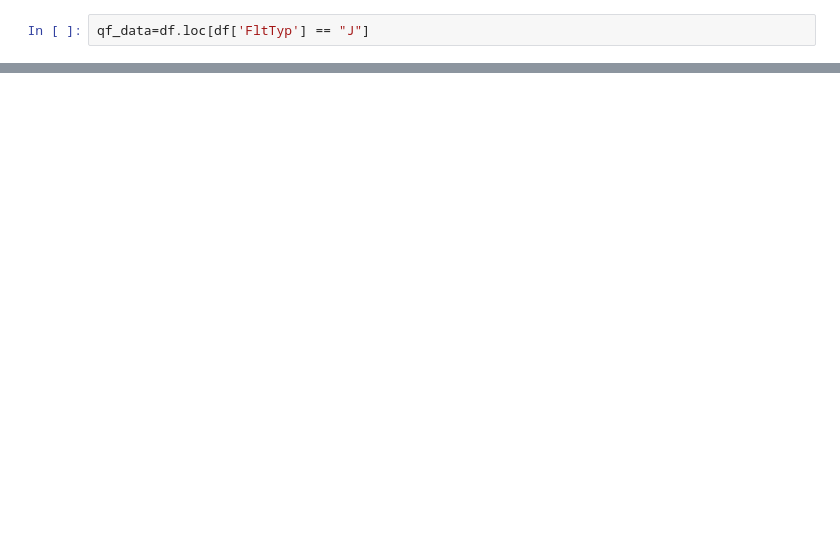
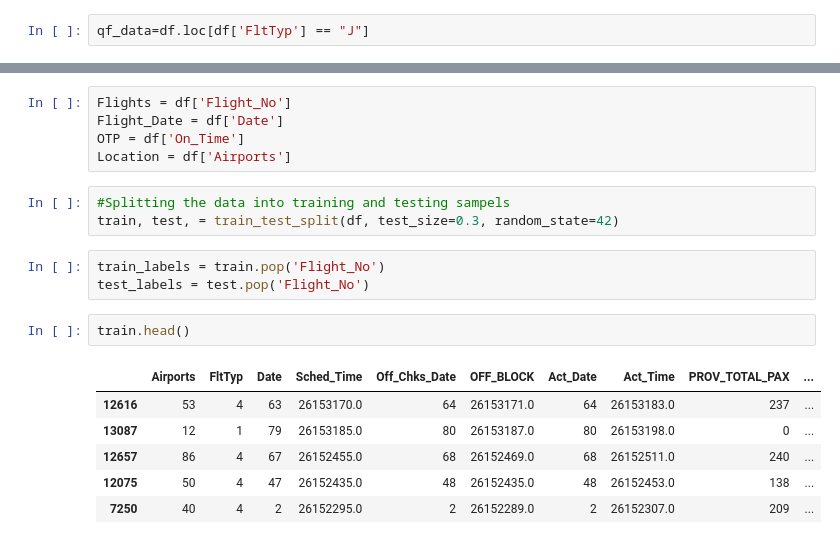
Before and after one commit to Andy-Tsunami/UTS-DataAnalytics-13110642, a Jupyter notebook: Assignment_2.ipynb, the cells around one changed output, grey strips where cells are left out. Drawn from its saved outputs; the diff is of its cells as text; blank space fills up the shorter version.

```diff
--- a/Assignment_2.ipynb
+++ b/Assignment_2.ipynb
@@ -129,0 +314,20 @@ otp=qf1_data[qf1_data["Act_Time"] == "Sched_Time"]
+# %%
+Flights = df['Flight_No']
+Flight_Date = df['Date']
+OTP = df['On_Time']
+Location = df['Airports']
+# %%
+#Splitting the data into training and testing sampels
+train, test, = train_test_split(df, test_size=0.3, random_state=42)
+# %%
+train_labels = train.pop('Flight_No')
+test_labels = test.pop('Flight_No')
+# %%
+train.head()
+# %% [output]
+|  | Airports | FltTyp | Date | Sched_Time | Off_Chks_Date | OFF_BLOCK | Act_Date | Act_Time | PROV_TOTAL_PAX | ... |
+| 12616 | 53 | 4 | 63 | 26153170.0 | 64 | 26153171.0 | 64 | 26153183.0 | 237 | ... |
+| 13087 | 12 | 1 | 79 | 26153185.0 | 80 | 26153187.0 | 80 | 26153198.0 | 0 | ... |
+| 12657 | 86 | 4 | 67 | 26152455.0 | 68 | 26152469.0 | 68 | 26152511.0 | 240 | ... |
+| 12075 | 50 | 4 | 47 | 26152435.0 | 48 | 26152435.0 | 48 | 26152453.0 | 138 | ... |
+| 7250 | 40 | 4 | 2 | 26152295.0 | 2 | 26152289.0 | 2 | 26152307.0 | 209 | ... |
```
Also changed, not shown: parts of 22 cells of this notebook.
